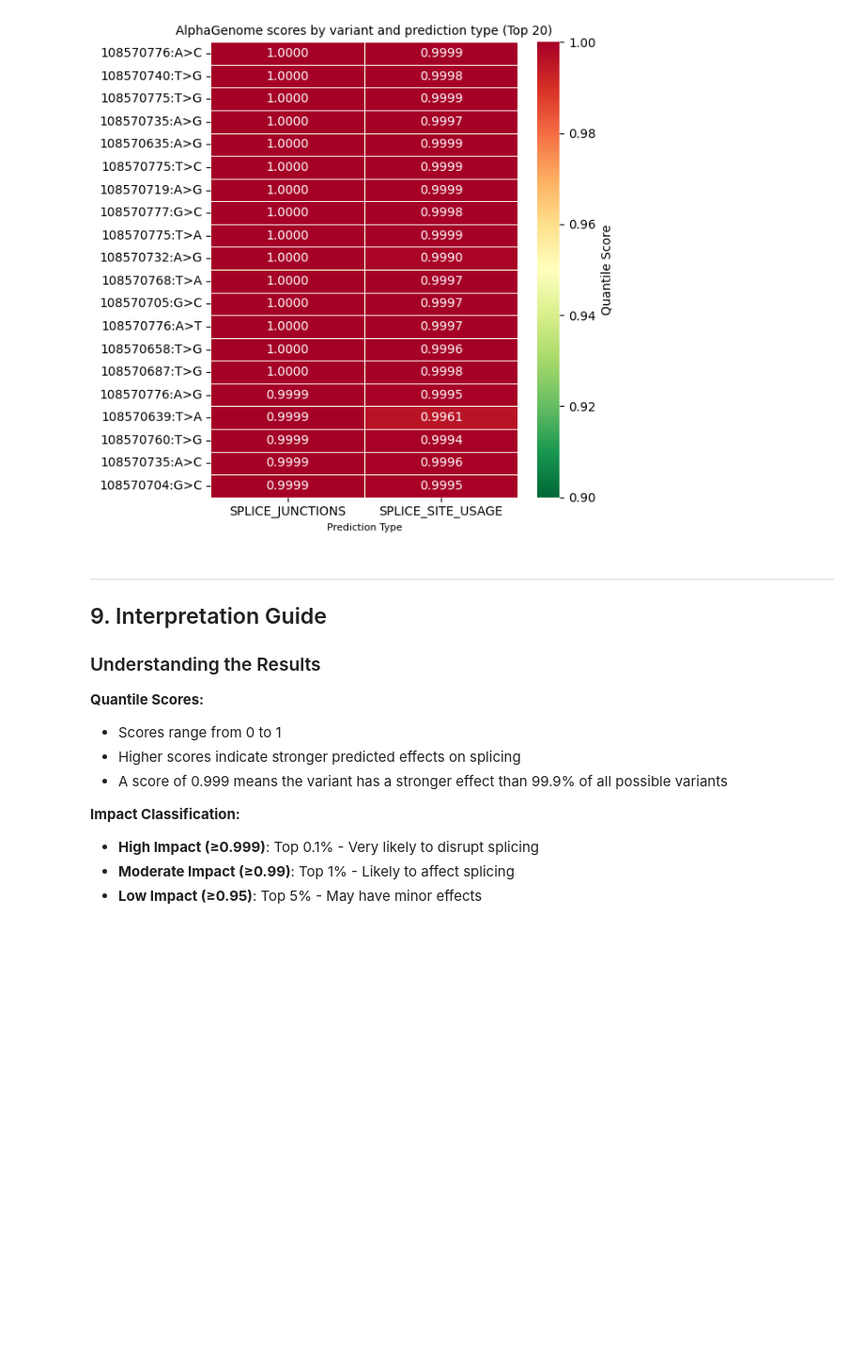
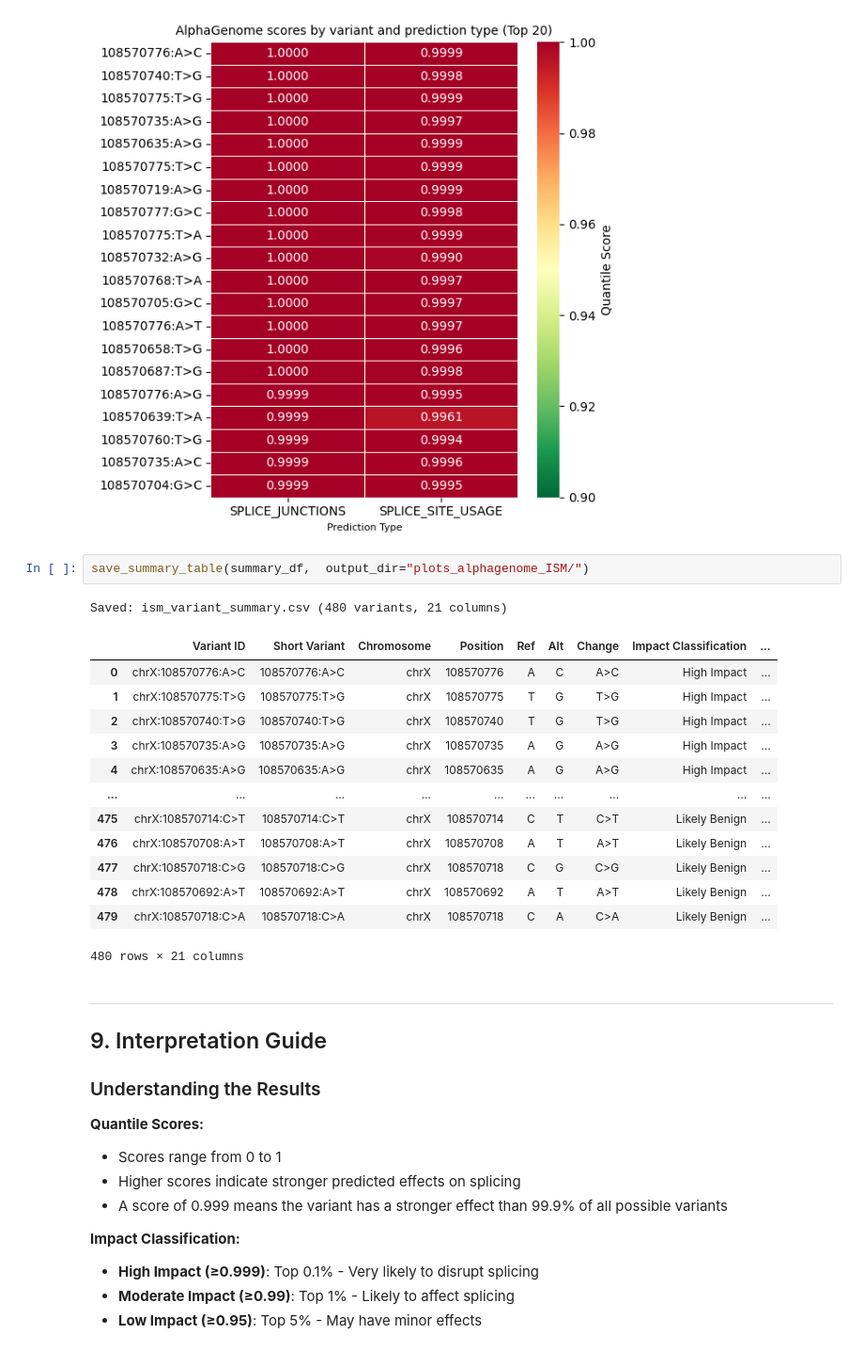
Before and after one commit to hassansaei/Saei_COL4A5_Intron6_hotspot, a Jupyter notebook: notebooks/02_postprocessing_plots_summary/alphagenome_analysis_notebook_ISM.ipynb, the cells around one changed output. Shown at 94% size. Drawn from its saved outputs; the diff is of its cells as text; blank space fills up the shorter version.

```diff
--- a/notebooks/02_postprocessing_plots_summary/alphagenome_analysis_notebook_ISM.ipynb
+++ b/notebooks/02_postprocessing_plots_summary/alphagenome_analysis_notebook_ISM.ipynb
@@ -489,6 +548,23 @@ plot_scores_heatmap(combined_df, summary_df, OUTPUT_DIR)
 # %% [output]
 Saved: variant_scores_heatmap.png/svg
 [figure]
+# %%
+save_summary_table(summary_df,  output_dir="plots_alphagenome_ISM/")
+# %% [output]
+Saved: ism_variant_summary.csv (480 variants, 21 columns)
+|  | Variant ID | Short Variant | Chromosome | Position | Ref | Alt | Change | Impact Classification | ... |
+| 0 | chrX:108570776:A>C | 108570776:A>C | chrX | 108570776 | A | C | A>C | High Impact | ... |
+| 1 | chrX:108570775:T>G | 108570775:T>G | chrX | 108570775 | T | G | T>G | High Impact | ... |
+| 2 | chrX:108570740:T>G | 108570740:T>G | chrX | 108570740 | T | G | T>G | High Impact | ... |
+| 3 | chrX:108570735:A>G | 108570735:A>G | chrX | 108570735 | A | G | A>G | High Impact | ... |
+| 4 | chrX:108570635:A>G | 108570635:A>G | chrX | 108570635 | A | G | A>G | High Impact | ... |
+| ... | ... | ... | ... | ... | ... | ... | ... | ... | ... |
+| 475 | chrX:108570714:C>T | 108570714:C>T | chrX | 108570714 | C | T | C>T | Likely Benign | ... |
+| 476 | chrX:108570708:A>T | 108570708:A>T | chrX | 108570708 | A | T | A>T | Likely Benign | ... |
+| 477 | chrX:108570718:C>G | 108570718:C>G | chrX | 108570718 | C | G | C>G | Likely Benign | ... |
+| 478 | chrX:108570692:A>T | 108570692:A>T | chrX | 108570692 | A | T | A>T | Likely Benign | ... |
+| 479 | chrX:108570718:C>A | 108570718:C>A | chrX | 108570718 | C | A | C>A | Likely Benign | ... |
+480 rows × 21 columns
 # %% [markdown]
 ---
 ## 9. Interpretation Guide
```
Also changed, not shown: parts of 7 cells of this notebook, 1 other file.
